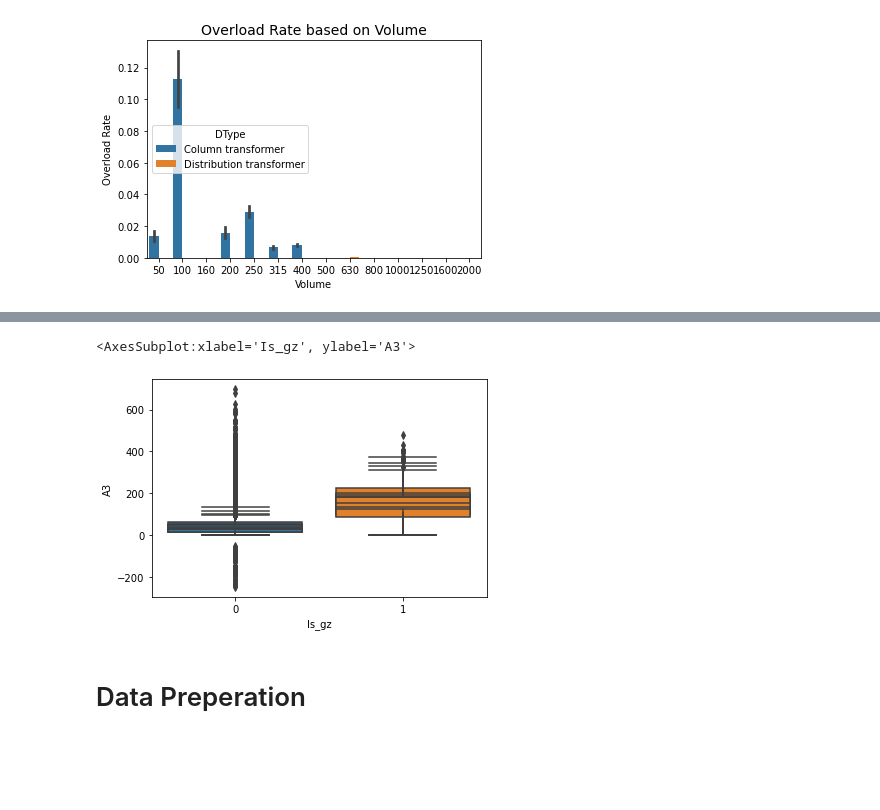
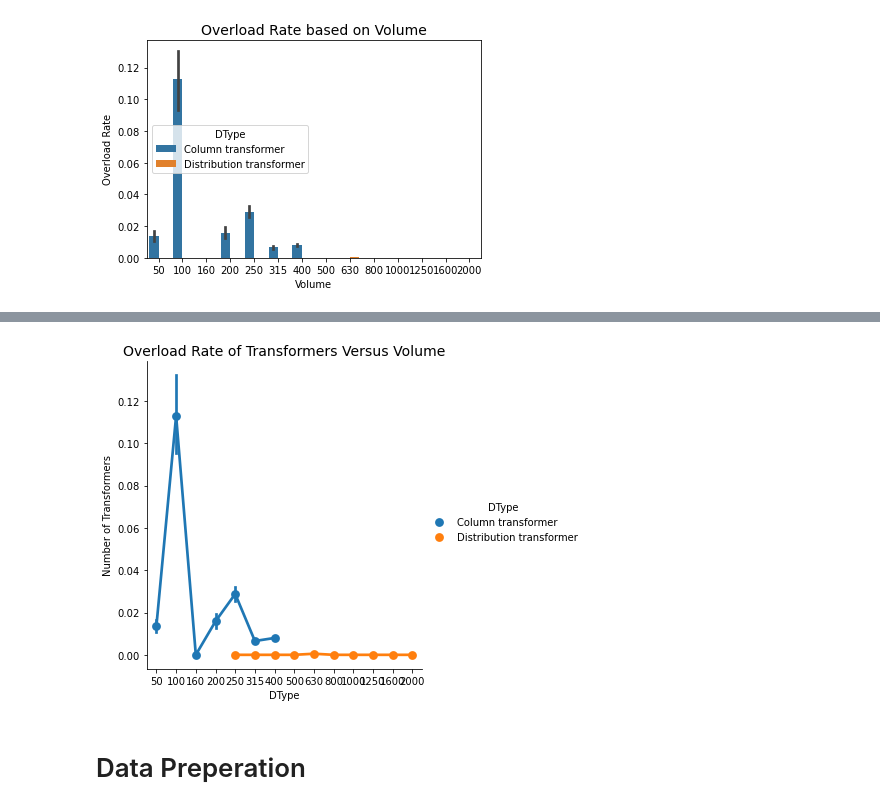
Before and after one commit to choowengyan/CAIIC, a Jupyter notebook: Prediction-Julian.ipynb, the cells around one changed output, grey strips where cells are left out. Cells and saved outputs as stored; diff of their text form; code cells hidden in the pictures; blank space fills up the shorter version.

```diff
--- a/Prediction-Julian.ipynb
+++ b/Prediction-Julian.ipynb
@@ -281,17 +272,11 @@ sns.factorplot('Volume','Is_gz','DType', data=df_train)
-# %%
-# fig, ax = plt.subplots()
-
-sns.boxplot(x=df_train['Is_gz'], y=df_train['A0'], data = df_train)
-sns.boxplot(x=df_train['Is_gz'], y=df_train['A1'], data = df_train)
-sns.boxplot(x=df_train['Is_gz'], y=df_train['A2'], data = df_train)
-sns.boxplot(x=df_train['Is_gz'], y=df_train['A3'], data = df_train)
-# sns.boxplot(x=df_train['Is_gz'], y=df_train['A0'], data = df_train)
-# sns.boxplot(x=df_train['Is_gz'], y=df_train['A0'], data = df_train)
-# sns.boxplot(x=df_train['Is_gz'], y=df_train['A0'], data = df_train)
-# ax.boxplot(x=df_train['Is_gz'], y=df_train['A1'], data = df_train)
-# %% [output]
-<AxesSubplot:xlabel='Is_gz', ylabel='A3'>
-[figure, removed]
+# %%
+sns.factorplot('Volume','Is_gz','DType', data=df_train)
+plt.title("Overload Rate of Transformers Versus Volume", fontsize=14)
+plt.xlabel("DType")
+plt.ylabel("Number of Transformers")
+plt.show()
+# %% [output]
+[figure, added]
 # %% [markdown]
 # Data Preperation
 # %% [markdown]
```
Also changed, not shown: parts of 27 cells of this notebook.
